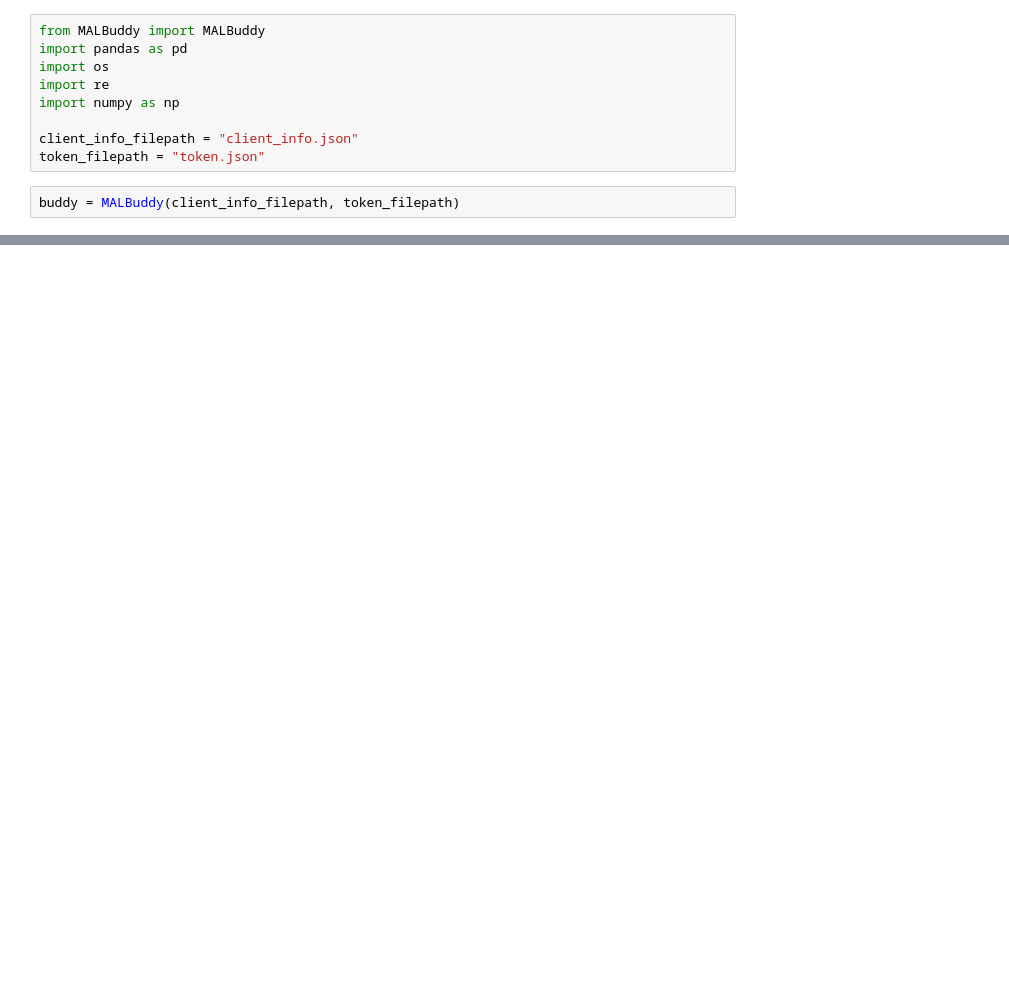
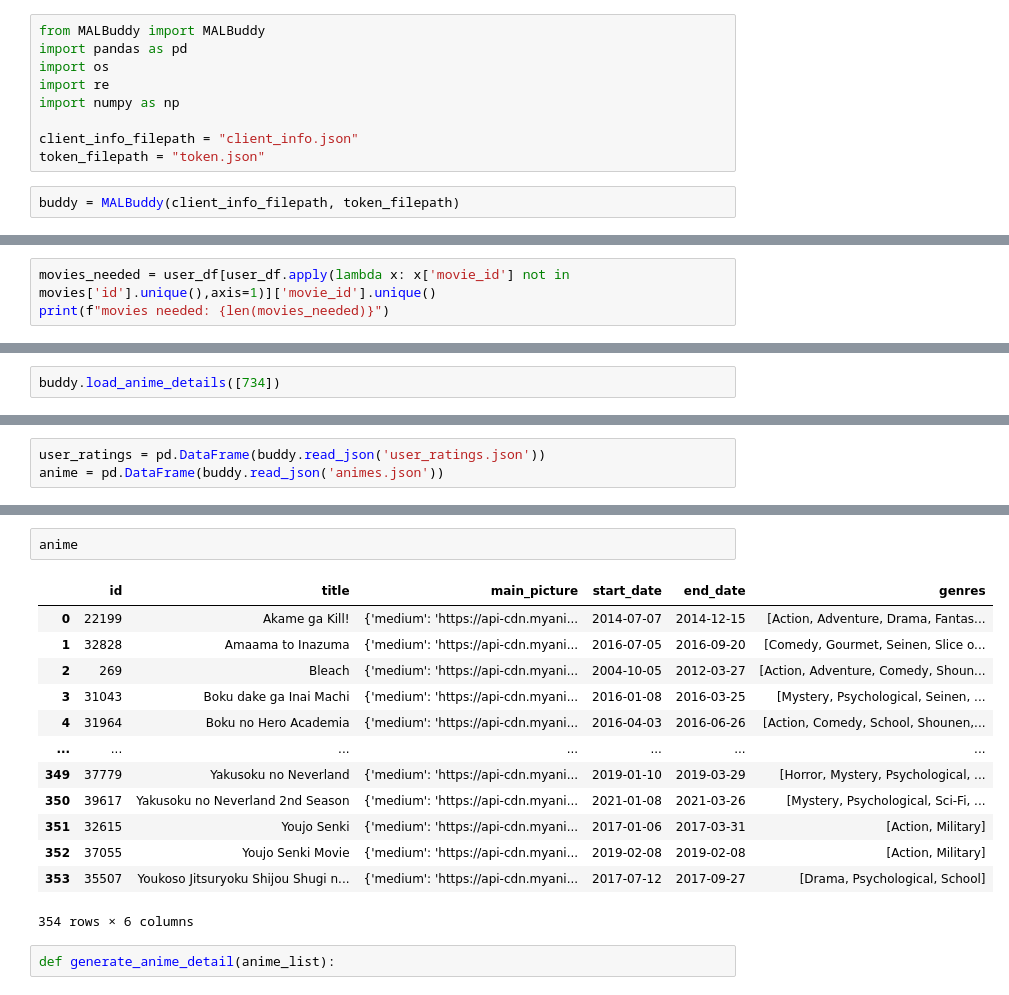
Before and after one commit to MALBuddy/MALBuddy, a Jupyter notebook: get_similar_user_ratings.ipynb, the cells around one changed output, grey strips where cells are left out. Drawn from its saved outputs; the diff is of its cells as text; blank space fills up the shorter version.

```diff
--- a/get_similar_user_ratings.ipynb
+++ b/get_similar_user_ratings.ipynb
@@ -67,0 +435,3 @@ Ratings saved to anime_ratings\youkoso_jitsuryoku_shijou_shugi_no_kyoushitsu_e_t
+# %%
+movies_needed = user_df[user_df.apply(lambda x: x['movie_id'] not in movies['id'].unique(),axis=1)]['movie_id'].unique()
+print(f"movies needed: {len(movies_needed)}")
@@ -67,0 +623,2 @@ Ratings saved to anime_ratings\youkoso_jitsuryoku_shijou_shugi_no_kyoushitsu_e_t
+# %%
+buddy.load_anime_details([734])
@@ -67,0 +628,3 @@ Ratings saved to anime_ratings\youkoso_jitsuryoku_shijou_shugi_no_kyoushitsu_e_t
+# %%
+user_ratings = pd.DataFrame(buddy.read_json('user_ratings.json'))
+anime = pd.DataFrame(buddy.read_json('animes.json'))
@@ -67,0 +719,18 @@ Ratings saved to anime_ratings\youkoso_jitsuryoku_shijou_shugi_no_kyoushitsu_e_t
+# %%
+anime
+# %% [output]
+|  | id | title | main_picture | start_date | end_date | genres |
+| 0 | 22199 | Akame ga Kill! | {'medium': 'https://api-cdn.myani... | 2014-07-07 | 2014-12-15 | [Action, Adventure, Drama, Fantas... |
+| 1 | 32828 | Amaama to Inazuma | {'medium': 'https://api-cdn.myani... | 2016-07-05 | 2016-09-20 | [Comedy, Gourmet, Seinen, Slice o... |
+| 2 | 269 | Bleach | {'medium': 'https://api-cdn.myani... | 2004-10-05 | 2012-03-27 | [Action, Adventure, Comedy, Shoun... |
+| 3 | 31043 | Boku dake ga Inai Machi | {'medium': 'https://api-cdn.myani... | 2016-01-08 | 2016-03-25 | [Mystery, Psychological, Seinen, ... |
+| 4 | 31964 | Boku no Hero Academia | {'medium': 'https://api-cdn.myani... | 2016-04-03 | 2016-06-26 | [Action, Comedy, School, Shounen,... |
+| ... | ... | ... | ... | ... | ... | ... |
+| 349 | 37779 | Yakusoku no Neverland | {'medium': 'https://api-cdn.myani... | 2019-01-10 | 2019-03-29 | [Horror, Mystery, Psychological, ... |
+| 350 | 39617 | Yakusoku no Neverland 2nd Season | {'medium': 'https://api-cdn.myani... | 2021-01-08 | 2021-03-26 | [Mystery, Psychological, Sci-Fi, ... |
+| 351 | 32615 | Youjo Senki | {'medium': 'https://api-cdn.myani... | 2017-01-06 | 2017-03-31 | [Action, Military] |
+| 352 | 37055 | Youjo Senki Movie | {'medium': 'https://api-cdn.myani... | 2019-02-08 | 2019-02-08 | [Action, Military] |
+| 353 | 35507 | Youkoso Jitsuryoku Shijou Shugi n... | {'medium': 'https://api-cdn.myani... | 2017-07-12 | 2017-09-27 | [Drama, Psychological, School] |
+354 rows × 6 columns
+# %%
+def generate_anime_detail(anime_list):
```
Also changed, not shown: parts of 60 cells of this notebook, 2 other files.
